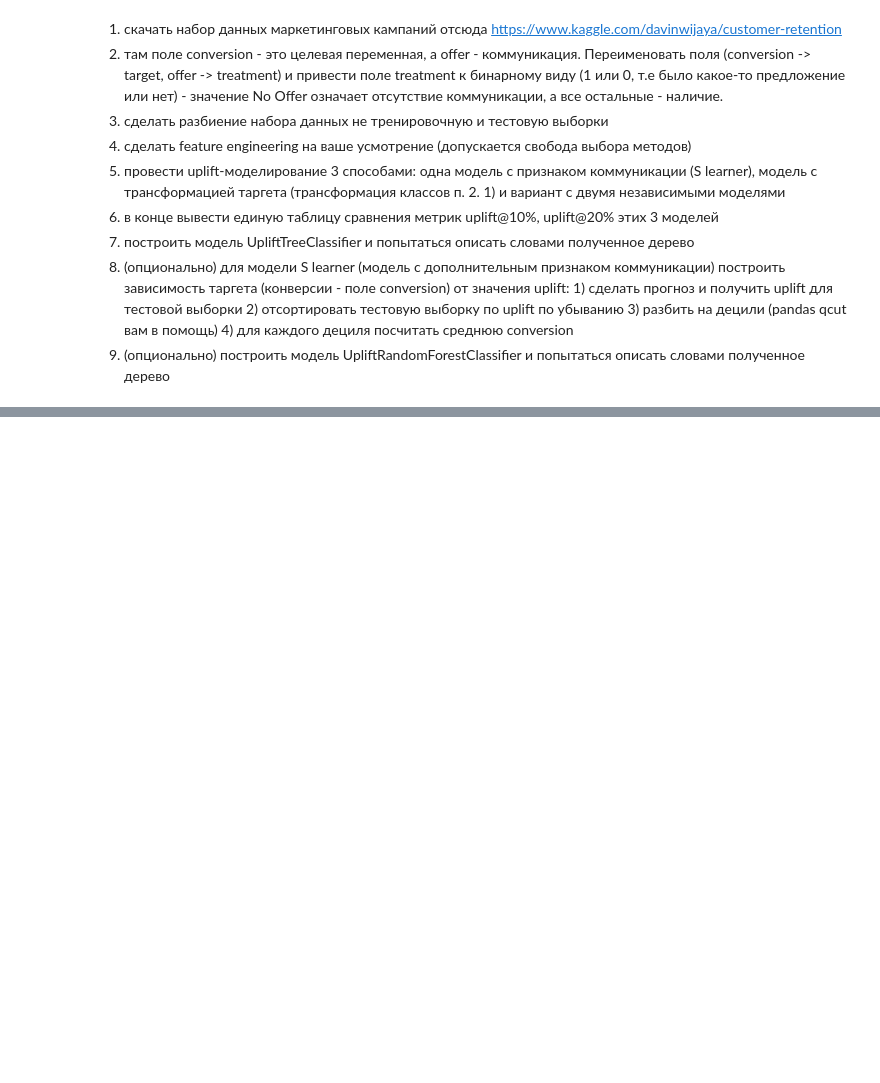
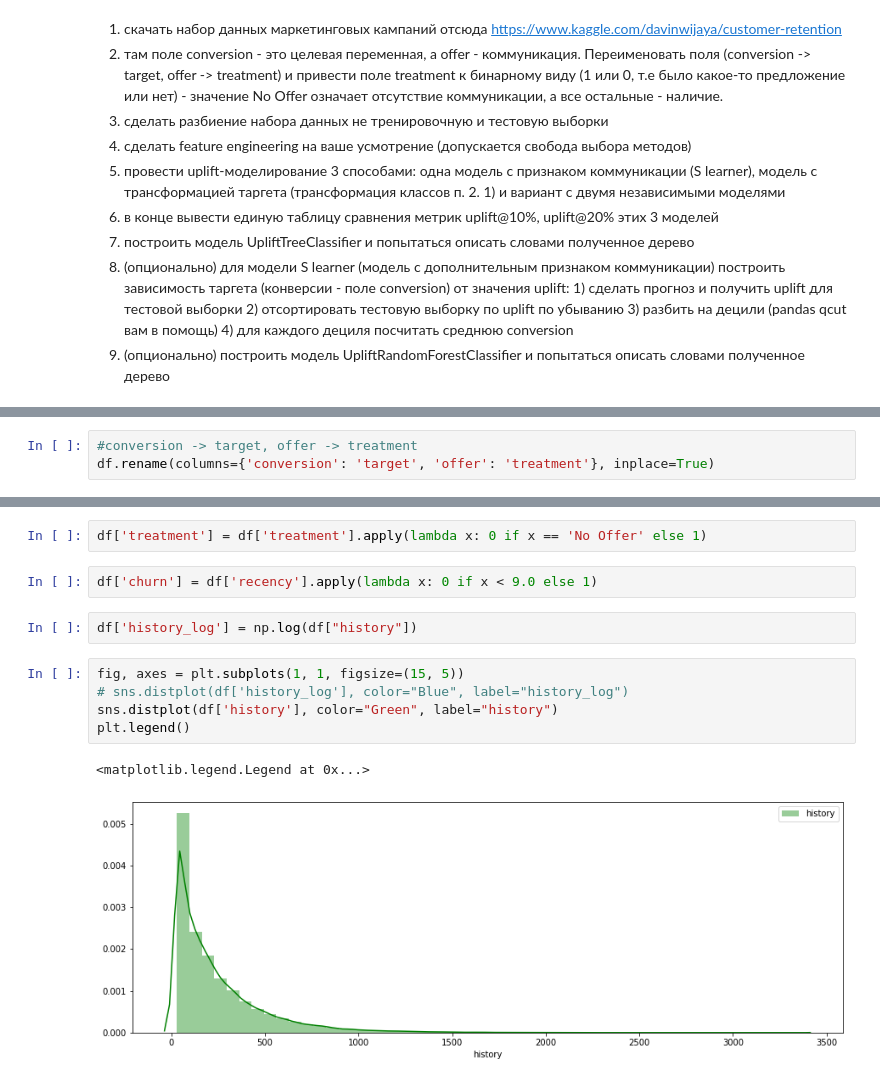
Before and after one commit to LMAXL7791211/ML_in_business, a Jupyter notebook: HW 4 ML in business 2021-06-12 Lukyanov M.ipynb, the cells around one changed output, grey strips where cells are left out. Saved outputs shown, nothing was run; the diff lists cells and outputs as text; blank space fills up the shorter version.

```diff
--- a/HW 4 ML in business 2021-06-12 Lukyanov M.ipynb
+++ b/HW 4 ML in business 2021-06-12 Lukyanov M.ipynb
@@ -14,0 +39,3 @@
+# %%
+#conversion -> target, offer -> treatment
+df.rename(columns={'conversion': 'target', 'offer': 'treatment'}, inplace=True)
@@ -14,0 +58,14 @@
+# %%
+df['treatment'] = df['treatment'].apply(lambda x: 0 if x == 'No Offer' else 1)
+# %%
+df['churn'] = df['recency'].apply(lambda x: 0 if x < 9.0 else 1)
+# %%
+df['history_log'] = np.log(df["history"])
+# %%
+fig, axes = plt.subplots(1, 1, figsize=(15, 5))
+# sns.distplot(df['history_log'], color="Blue", label="history_log")
+sns.distplot(df['history'], color="Green", label="history")
+plt.legend()
+# %% [output]
+<matplotlib.legend.Legend at 0x...>
+[figure, added]
```
Also changed, not shown: parts of 32 cells of this notebook.
